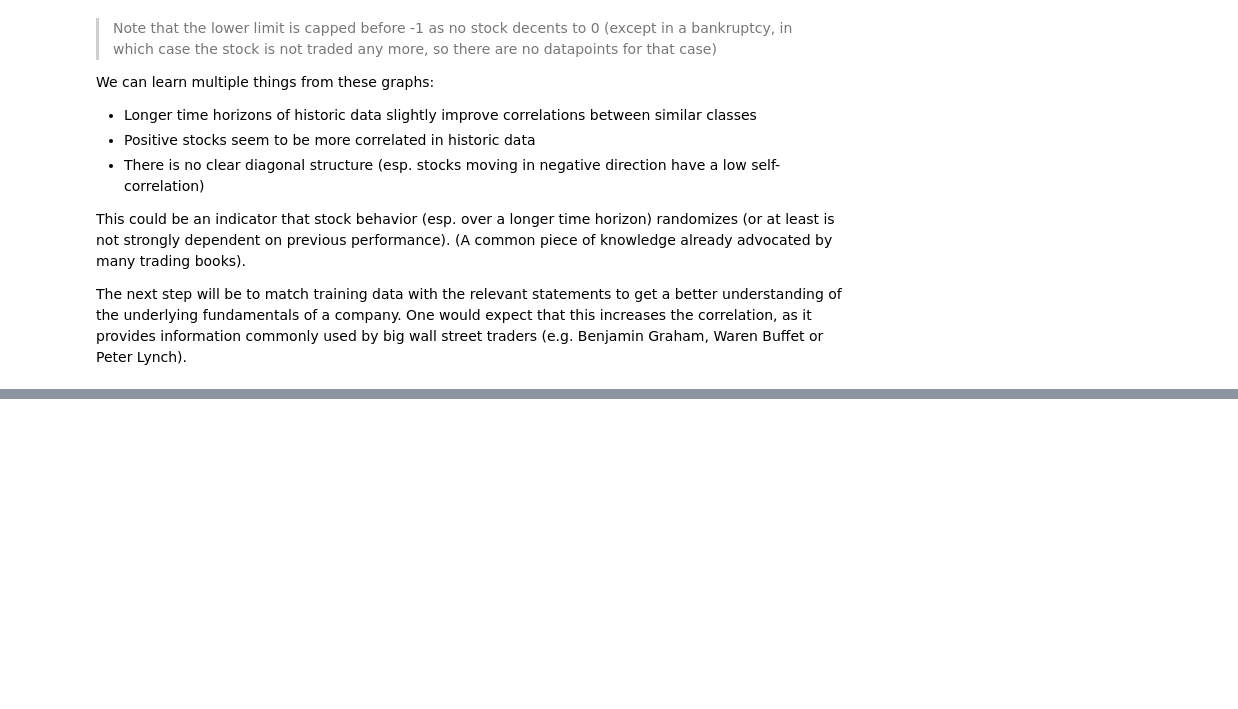
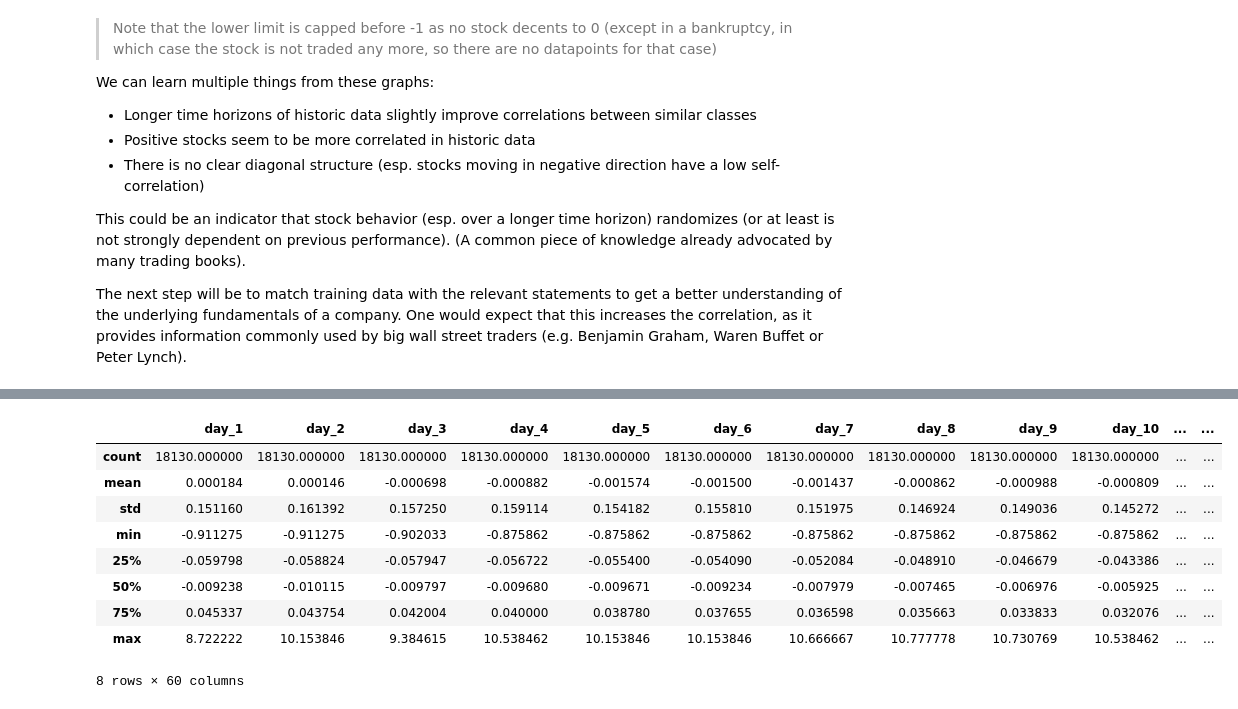
Before and after one commit to felixnext/stock_trend_analysis, a Jupyter notebook: notebooks/02-1_stocks-cleaning+features.ipynb, the cells around one changed output, grey strips where cells are left out. Drawn from its saved outputs; the diff is of its cells as text; code cells hidden in the pictures; blank space fills up the shorter version.

```diff
--- a/notebooks/02-1_stocks-cleaning+features.ipynb
+++ b/notebooks/02-1_stocks-cleaning+features.ipynb
@@ -439,16 +439,17 @@ df_cat.groupby('target_cat').count()['symbol'].plot.bar(title='Target Category D
 # %% [markdown]
 Now that we have categorized data, lets take a closer look at the correlation between the different categories (i.e. how different are input values for the actual target value - is there a high variance?)
 # %%
-def visualize_corr(df_cat, name=None):
+def visualize_corr(df_cat, name=None, num_special=3):
     '''Function to calculate the correlation between single categories.
 
     Args:
         df_cat (DataFrame): holds relevant day values and categories
         name (str): Optional name for the title of the plot
+        num_special (int): Number of special columns at the end of the dataframe
     '''
     num_cats = len(df_cat['target_cat'].unique())
     # create helper retrieval function (make code shorter)
-    get = lambda x: df_cat[df_cat['target_cat'] == x].iloc[:, :-3]
+    get = lambda x: df_cat[df_cat['target_cat'] == x].iloc[:, :-num_special]
 
     res = []
     for i in range(num_cats):
@@ -527,0 +568,64 @@ The next step will be to match training data with the relevant statements to get
+# %%
+def merge_statements(df_norm, df_stmnt, normalize=True, filter_na=True):
+    '''Merges the statement information into the given normalized dataset.
+
+    Args:
+        df_norm (DataFrame): DataFrame containing the
+        df_stmnt (DataFrame):
+        normalize (bool): Defines if the statement information should be normalized
+        filter_na (bool): Defines if nan data should be filtered (as not all stocks will have statement data)
+
+    Returns:
+        DataFrame with the given merges
+    '''
+    # find the historic length of data
+    days_back = df_norm.columns.str.contains('day_').sum()
+
+    # check if statement has string data
+    if str(df_stmnt['date'].dtype) == 'object':
+        df_stmnt['date'] = df_stmnt['date'].astype('str').apply(lambda x: datetime.strptime(x, '%Y-%m-%d'))
+
+    # TODO: normlize statement data
+    df_stmnt_norm = df_stmnt
+    if normalize == True:
+        pass
+
+    # make sure symbols are upper case
+    df_norm['symbol'] = df_norm['symbol'].str.upper()
+    df_stmnt['symbol'] = df_stmnt['symbol'].str.upper()
+
+    # merge data (note: use values at the end - as pandas matches index otherwise...)
+    df_norm['date_cor'] = (df_norm.reset_index()['date'] + pd.DateOffset(days_back)).values
+    df_res = pd.merge_asof(
+        df_norm.sort_values(by=['date_cor', 'symbol']),
+        df_stmnt_norm.sort_values(by=['date', 'symbol']),
+        left_on='date_cor', right_on='date', by='symbol',
+        tolerance=pd.Timedelta('90 day'), direction='backward'
+    )
+
+    # reorder the dataframe
+    df_res = df_res.drop(['date_cor'], axis=1)
+    special_cols = ['target', 'target_cat', 'date', 'symbol']
+    cols = df_res.columns[df_res.columns.isin(special_cols) == False].tolist()
+    df_res = df_res[cols + special_cols]
+
+    # filter data
+    if filter_na == True:
+        df_res = df_res.dropna(axis=0, how='any')
+
+    return df_res
+
+# calculate the merge
+df_merge = merge_statements(df_cat, df_state)
+df_merge.describe()
+# %% [output]
+|  | day_1 | day_2 | day_3 | day_4 | day_5 | day_6 | day_7 | day_8 | day_9 | day_10 | ... | ... |
+| count | 18130.000000 | 18130.000000 | 18130.000000 | 18130.000000 | 18130.000000 | 18130.000000 | 18130.000000 | 18130.000000 | 18130.000000 | 18130.000000 | ... | ... |
+| mean | 0.000184 | 0.000146 | -0.000698 | -0.000882 | -0.001574 | -0.001500 | -0.001437 | -0.000862 | -0.000988 | -0.000809 | ... | ... |
+| std | 0.151160 | 0.161392 | 0.157250 | 0.159114 | 0.154182 | 0.155810 | 0.151975 | 0.146924 | 0.149036 | 0.145272 | ... | ... |
+| min | -0.911275 | -0.911275 | -0.902033 | -0.875862 | -0.875862 | -0.875862 | -0.875862 | -0.875862 | -0.875862 | -0.875862 | ... | ... |
+| 25% | -0.059798 | -0.058824 | -0.057947 | -0.056722 | -0.055400 | -0.054090 | -0.052084 | -0.048910 | -0.046679 | -0.043386 | ... | ... |
+| 50% | -0.009238 | -0.010115 | -0.009797 | -0.009680 | -0.009671 | -0.009234 | -0.007979 | -0.007465 | -0.006976 | -0.005925 | ... | ... |
+| 75% | 0.045337 | 0.043754 | 0.042004 | 0.040000 | 0.038780 | 0.037655 | 0.036598 | 0.035663 | 0.033833 | 0.032076 | ... | ... |
+| max | 8.722222 | 10.153846 | 9.384615 | 10.538462 | 10.153846 | 10.153846 | 10.666667 | 10.777778 | 10.730769 | 10.538462 | ... | ... |
+8 rows × 60 columns
```
Also changed, not shown: parts of 5 cells of this notebook, 15 other files.
